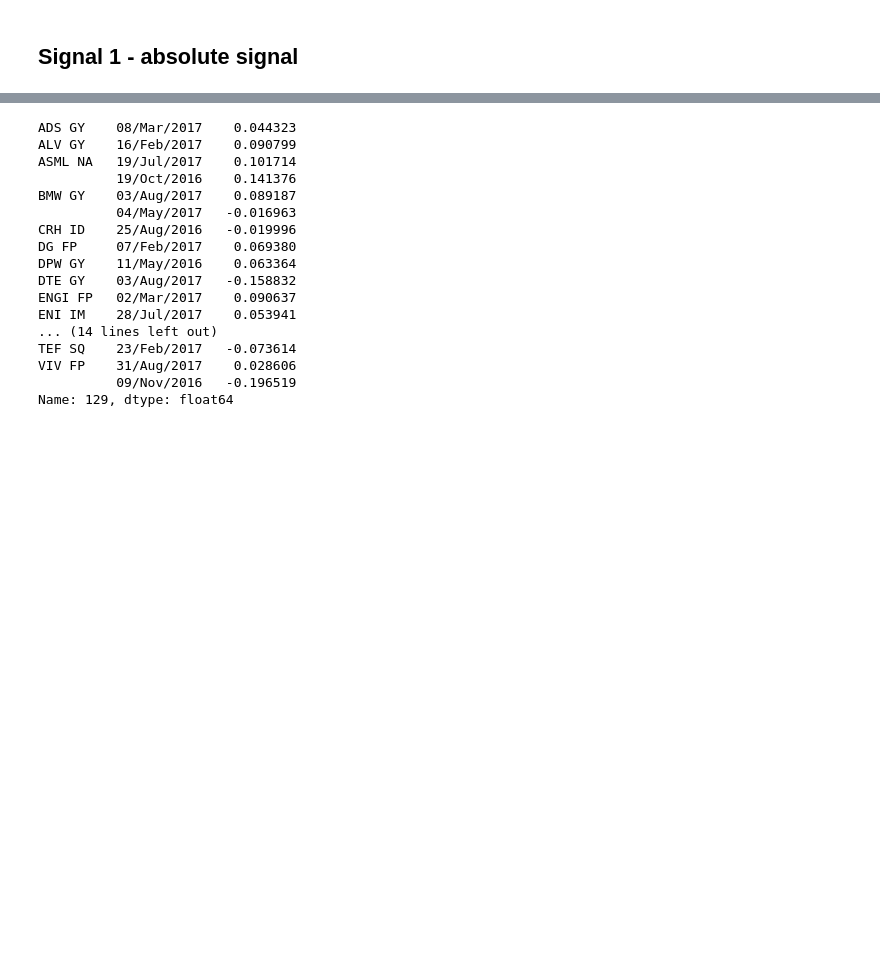
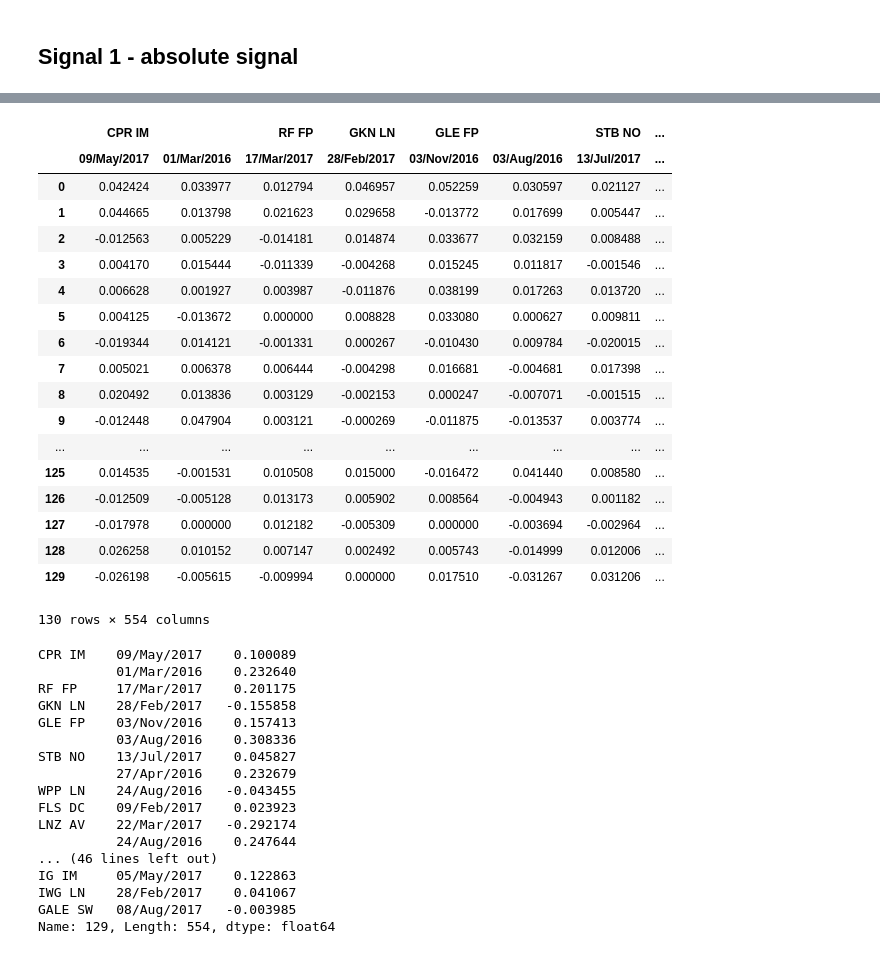
Before and after one commit to zliyclh/post_result, a Jupyter notebook: Signal 1.ipynb, the cells around one changed output, grey strips where cells are left out. Cells and saved outputs as stored; diff of their text form; code cells hidden in the pictures; blank space fills up the shorter version.

```diff
--- a/Signal 1.ipynb
+++ b/Signal 1.ipynb
@@ -79,28 +117,56 @@ rel_return_df=signal1_return_df(signal1_list,rel_return,130)
+# %%
+rel_signal1_abs_return_df
+# %% [output]
+|  | CPR IM |  | RF FP | GKN LN | GLE FP |  | STB NO | ... |
+|  | 09/May/2017 | 01/Mar/2016 | 17/Mar/2017 | 28/Feb/2017 | 03/Nov/2016 | 03/Aug/2016 | 13/Jul/2017 | ... |
+| 0 | 0.042424 | 0.033977 | 0.012794 | 0.046957 | 0.052259 | 0.030597 | 0.021127 | ... |
+| 1 | 0.044665 | 0.013798 | 0.021623 | 0.029658 | -0.013772 | 0.017699 | 0.005447 | ... |
+| 2 | -0.012563 | 0.005229 | -0.014181 | 0.014874 | 0.033677 | 0.032159 | 0.008488 | ... |
+| 3 | 0.004170 | 0.015444 | -0.011339 | -0.004268 | 0.015245 | 0.011817 | -0.001546 | ... |
+| 4 | 0.006628 | 0.001927 | 0.003987 | -0.011876 | 0.038199 | 0.017263 | 0.013720 | ... |
+| 5 | 0.004125 | -0.013672 | 0.000000 | 0.008828 | 0.033080 | 0.000627 | 0.009811 | ... |
+| 6 | -0.019344 | 0.014121 | -0.001331 | 0.000267 | -0.010430 | 0.009784 | -0.020015 | ... |
+| 7 | 0.005021 | 0.006378 | 0.006444 | -0.004298 | 0.016681 | -0.004681 | 0.017398 | ... |
+| 8 | 0.020492 | 0.013836 | 0.003129 | -0.002153 | 0.000247 | -0.007071 | -0.001515 | ... |
+| 9 | -0.012448 | 0.047904 | 0.003121 | -0.000269 | -0.011875 | -0.013537 | 0.003774 | ... |
+| ... | ... | ... | ... | ... | ... | ... | ... | ... |
+| 125 | 0.014535 | -0.001531 | 0.010508 | 0.015000 | -0.016472 | 0.041440 | 0.008580 | ... |
+| 126 | -0.012509 | -0.005128 | 0.013173 | 0.005902 | 0.008564 | -0.004943 | 0.001182 | ... |
+| 127 | -0.017978 | 0.000000 | 0.012182 | -0.005309 | 0.000000 | -0.003694 | -0.002964 | ... |
+| 128 | 0.026258 | 0.010152 | 0.007147 | 0.002492 | 0.005743 | -0.014999 | 0.012006 | ... |
+| 129 | -0.026198 | -0.005615 | -0.009994 | 0.000000 | 0.017510 | -0.031267 | 0.031206 | ... |
+130 rows × 554 columns
 # %%
 # List of signals and cumulative returns
-ind_abs_return=abs_return_df.iloc[3:].cumsum(axis=0).iloc[-1]
-ind_abs_return
+abs_signal1_ind_abs_return=abs_signal1_abs_return_df.iloc[3:].cumsum(axis=0).iloc[-1]
+abs_signal1_ind_abs_return
 
-ind_rel_return=rel_return_df.iloc[3:].cumsum(axis=0).iloc[-1]
-ind_rel_return
+abs_signal1_ind_rel_return=abs_signal1_rel_return_df.iloc[3:].cumsum(axis=0).iloc[-1]
+abs_signal1_ind_rel_return
+
+rel_signal1_ind_abs_return=rel_signal1_abs_return_df.iloc[3:].cumsum(axis=0).iloc[-1]
+rel_signal1_ind_abs_return
+
+rel_signal1_ind_rel_return=rel_signal1_rel_return_df.iloc[3:].cumsum(axis=0).iloc[-1]
+print(rel_signal1_ind_rel_return)
 # %% [output]
-ADS GY    08/Mar/2017    0.044323
-ALV GY    16/Feb/2017    0.090799
-ASML NA   19/Jul/2017    0.101714
-          19/Oct/2016    0.141376
-BMW GY    03/Aug/2017    0.089187
-          04/May/2017   -0.016963
-CRH ID    25/Aug/2016   -0.019996
-DG FP     07/Feb/2017    0.069380
-DPW GY    11/May/2016    0.063364
-DTE GY    03/Aug/2017   -0.158832
-ENGI FP   02/Mar/2017    0.090637
-ENI IM    28/Jul/2017    0.053941
-... (14 lines left out)
-TEF SQ    23/Feb/2017   -0.073614
-VIV FP    31/Aug/2017    0.028606
-          09/Nov/2016   -0.196519
-Name: 129, dtype: float64
+CPR IM    09/May/2017    0.100089
+          01/Mar/2016    0.232640
+RF FP     17/Mar/2017    0.201175
+GKN LN    28/Feb/2017   -0.155858
+GLE FP    03/Nov/2016    0.157413
+          03/Aug/2016    0.308336
+STB NO    13/Jul/2017    0.045827
+          27/Apr/2016    0.232679
+WPP LN    24/Aug/2016   -0.043455
+FLS DC    09/Feb/2017    0.023923
+LNZ AV    22/Mar/2017   -0.292174
+          24/Aug/2016    0.247644
+... (46 lines left out)
+IG IM     05/May/2017    0.122863
+IWG LN    28/Feb/2017    0.041067
+GALE SW   08/Aug/2017   -0.003985
+Name: 129, Length: 554, dtype: float64
 # %%
 # Performance analytics
 # 1. aggregate abs/rel performance over time
```
Also changed, not shown: parts of 12 cells of this notebook.
